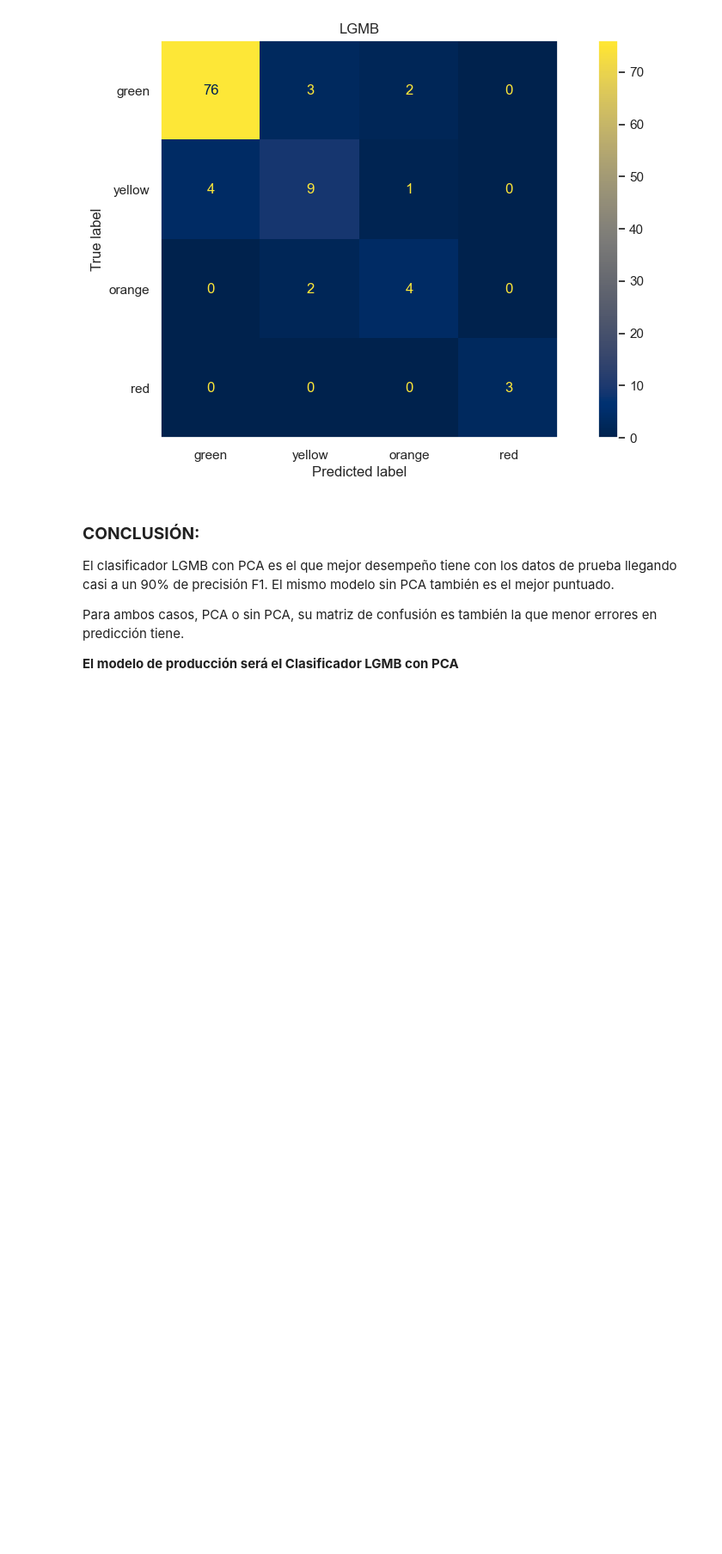
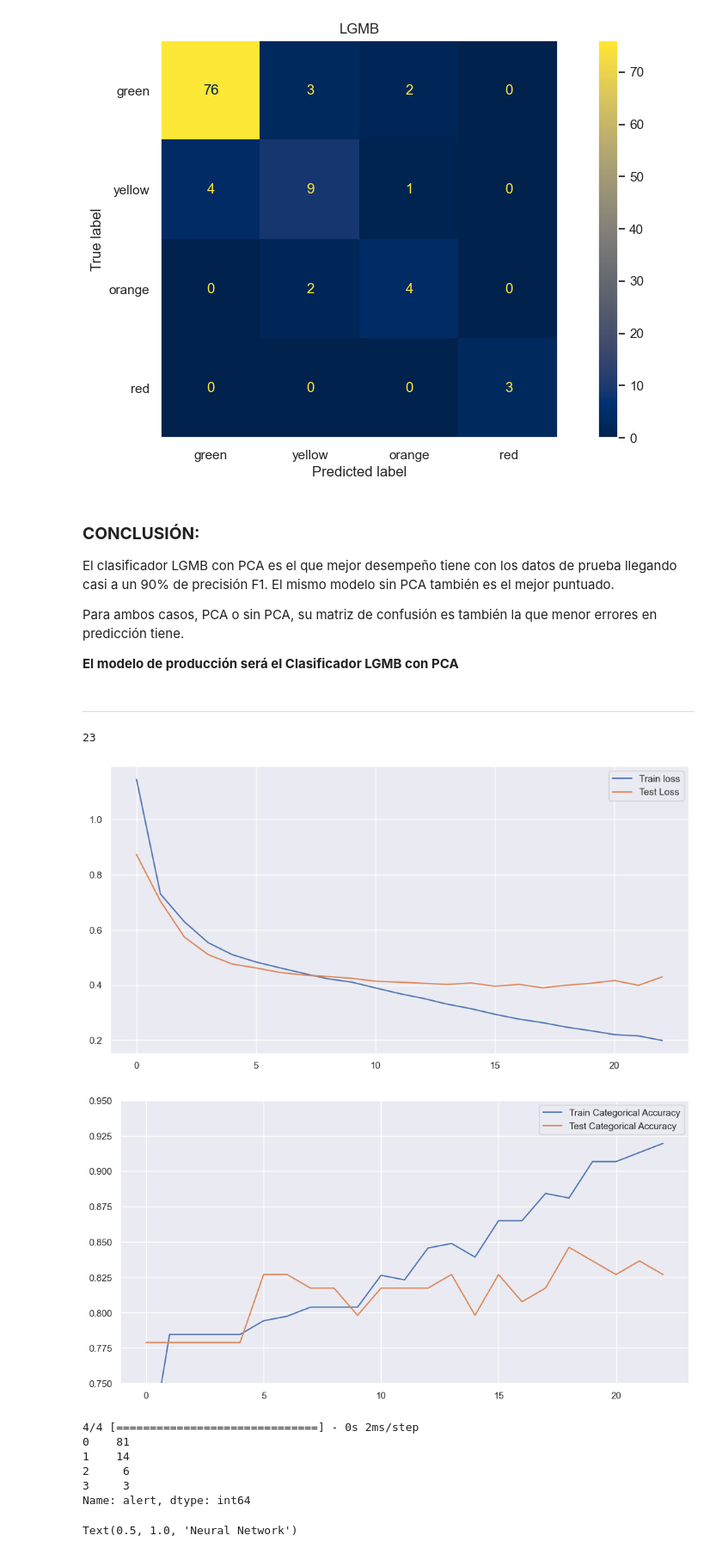
Before and after one commit to Erwin-d3v/Proyecto-2, a Jupyter notebook: Earthquakes.ipynb, the cells around one changed output. Shown at 86% size. Cells and saved outputs as stored; diff of their text form; code cells hidden in the pictures; blank space fills up the shorter version.

```diff
--- a/Earthquakes.ipynb
+++ b/Earthquakes.ipynb
@@ -1072,3 +1072,5 @@ El clasificador LGMB con PCA es el que mejor desempeño tiene con los datos de p
 Para ambos casos, PCA o sin PCA, su matriz de confusión es también la que menor errores en predicción tiene.
 
 **El modelo de producción será el Clasificador LGMB con PCA**
+# %% [markdown]
+<hr>
@@ -1074,0 +1083,53 @@ Para ambos casos, PCA o sin PCA, su matriz de confusión es también la que meno
+# %%
+X_train_processed.shape[1]
+# %% [output]
+23
+# %%
+y_train_cat = np_utils.to_categorical(y_train, num_classes=4)
+y_test_cat = np_utils.to_categorical(y_test, num_classes=4)
+# %%
+set_random_seed(seed)
+
+model = Sequential()
+model.add(Dense(8, input_dim = X_train_processed.shape[1], activation='relu'))
+model.add(Dense(160, activation='relu'))
+model.add(Dense(160, activation='relu'))
+model.add(Dense(80, activation='relu'))
+model.add(Dense(4, activation = 'softmax'))
+model.compile(loss = 'categorical_crossentropy', optimizer='adam',  metrics=['categorical_accuracy'])
+early_stopping = EarlyStopping(patience = 5)
+
+history = model.fit(X_train_processed, y_train_cat, validation_data=(X_test_processed, y_test_cat), epochs=200, callbacks = [early_stopping], verbose=False)
+
+# Visualize the loss
+plt.plot(history.history['loss'], label='Train loss')
+plt.plot(history.history['val_loss'], label='Test Loss')
+plt.grid()
+plt.legend()
+plt.show()
+
+# Visualize the accuracy
+plt.plot(history.history['categorical_accuracy'], label='Train Categorical Accuracy')
+plt.plot(history.history['val_categorical_accuracy'], label='Test Categorical Accuracy')
+plt.ylim(0.75, 0.95)
+plt.grid()
+plt.legend()
+plt.show()
+
+y_pred_neural = model.predict(X_test_processed)
+
+print (y_test.value_counts())
+cm = confusion_matrix(y_test, np.argmax(y_pred_neural, axis=1))
+cmd = ConfusionMatrixDisplay(cm, display_labels=["green", "yellow", "orange", "red"])
+cmd.plot(cmap="cividis")
+cmd.ax_.set_title("Neural Network")
+# %% [output]
+[figure, added]
+[figure, added]
+4/4 [==============================] - 0s 2ms/step
+0    81
+1    14
+2     6
+3     3
+Name: alert, dtype: int64
+Text(0.5, 1.0, 'Neural Network')
```
Also changed, not shown: parts of 18 cells of this notebook, 2 other files.
